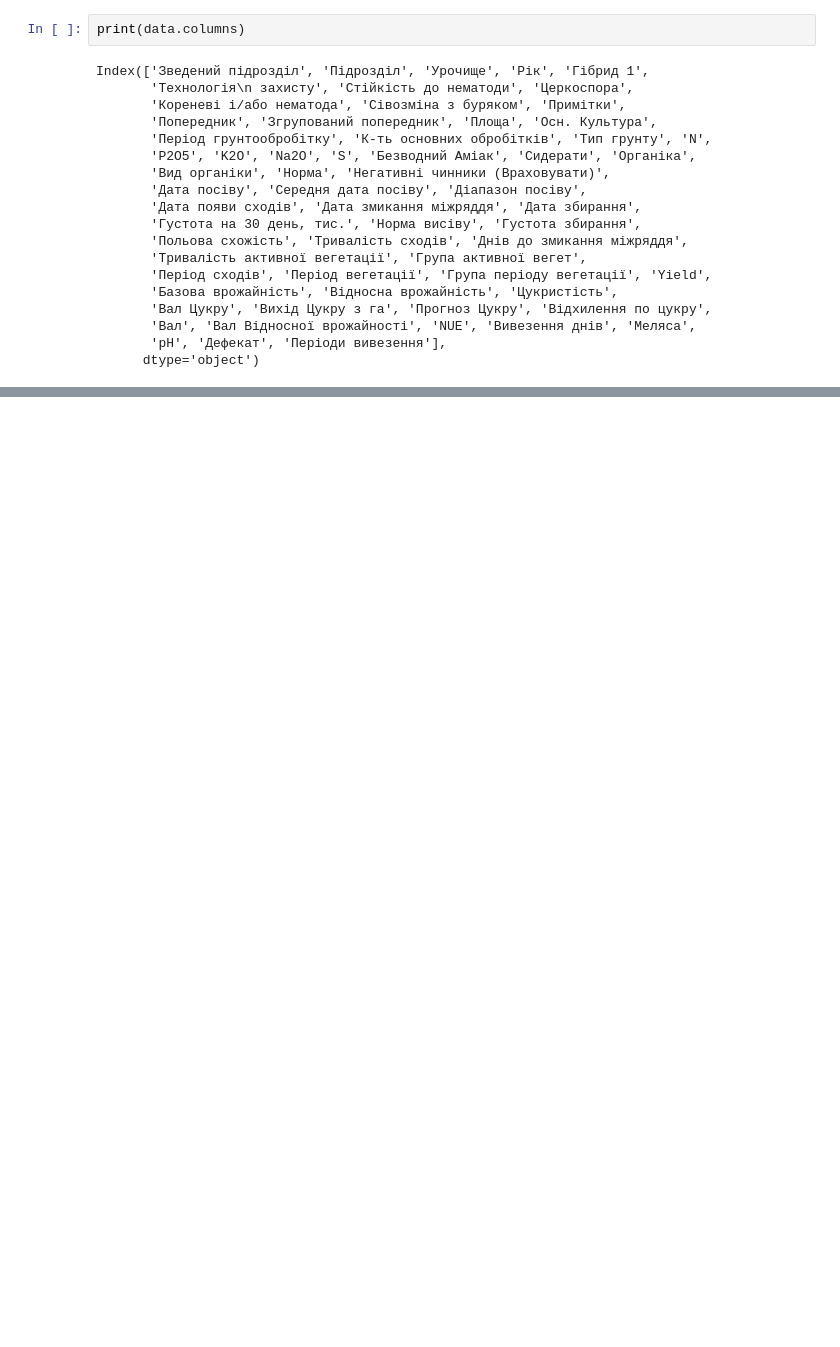
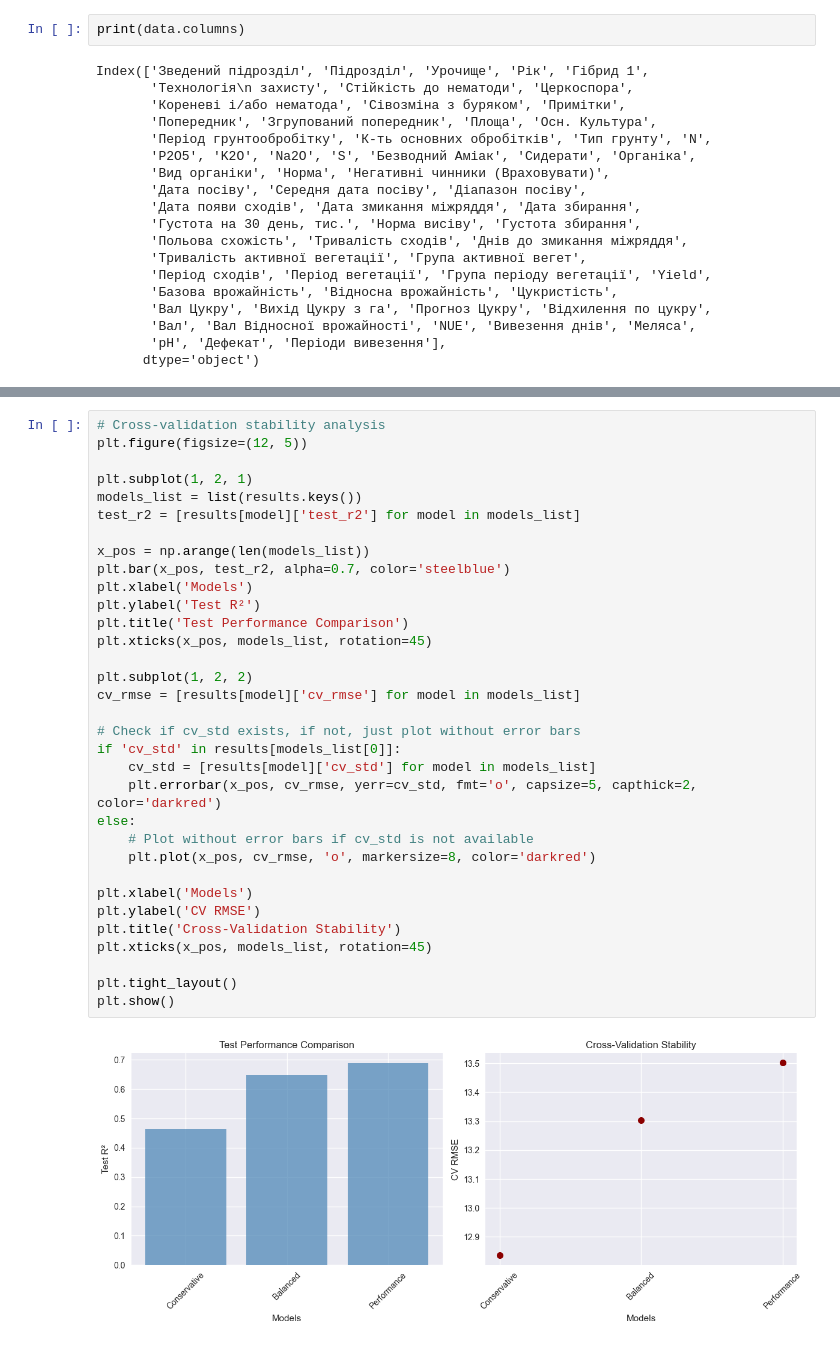
Before and after one commit to pavlyukm/ml-cp, a Jupyter notebook: ML_Course_project.ipynb, the cells around one changed output, grey strips where cells are left out. Saved outputs shown, nothing was run; the diff lists cells and outputs as text; blank space fills up the shorter version.

```diff
--- a/ML_Course_project.ipynb
+++ b/ML_Course_project.ipynb
@@ -325,0 +368,35 @@ MAPE: 0.0047103340935051976
+# %%
+# Cross-validation stability analysis
+plt.figure(figsize=(12, 5))
+
+plt.subplot(1, 2, 1)
+models_list = list(results.keys())
+test_r2 = [results[model]['test_r2'] for model in models_list]
+
+x_pos = np.arange(len(models_list))
+plt.bar(x_pos, test_r2, alpha=0.7, color='steelblue')
+plt.xlabel('Models')
+plt.ylabel('Test R²')
+plt.title('Test Performance Comparison')
+plt.xticks(x_pos, models_list, rotation=45)
+
+plt.subplot(1, 2, 2)
+cv_rmse = [results[model]['cv_rmse'] for model in models_list]
+
+# Check if cv_std exists, if not, just plot without error bars
+if 'cv_std' in results[models_list[0]]:
+    cv_std = [results[model]['cv_std'] for model in models_list]
+    plt.errorbar(x_pos, cv_rmse, yerr=cv_std, fmt='o', capsize=5, capthick=2, color='darkred')
+else:
+    # Plot without error bars if cv_std is not available
+    plt.plot(x_pos, cv_rmse, 'o', markersize=8, color='darkred')
+
+plt.xlabel('Models')
+plt.ylabel('CV RMSE')
+plt.title('Cross-Validation Stability')
+plt.xticks(x_pos, models_list, rotation=45)
+
+plt.tight_layout()
+plt.show()
+# %% [output]
+[figure, added]
```
Also changed, not shown: parts of 28 cells of this notebook, 3 other files.
